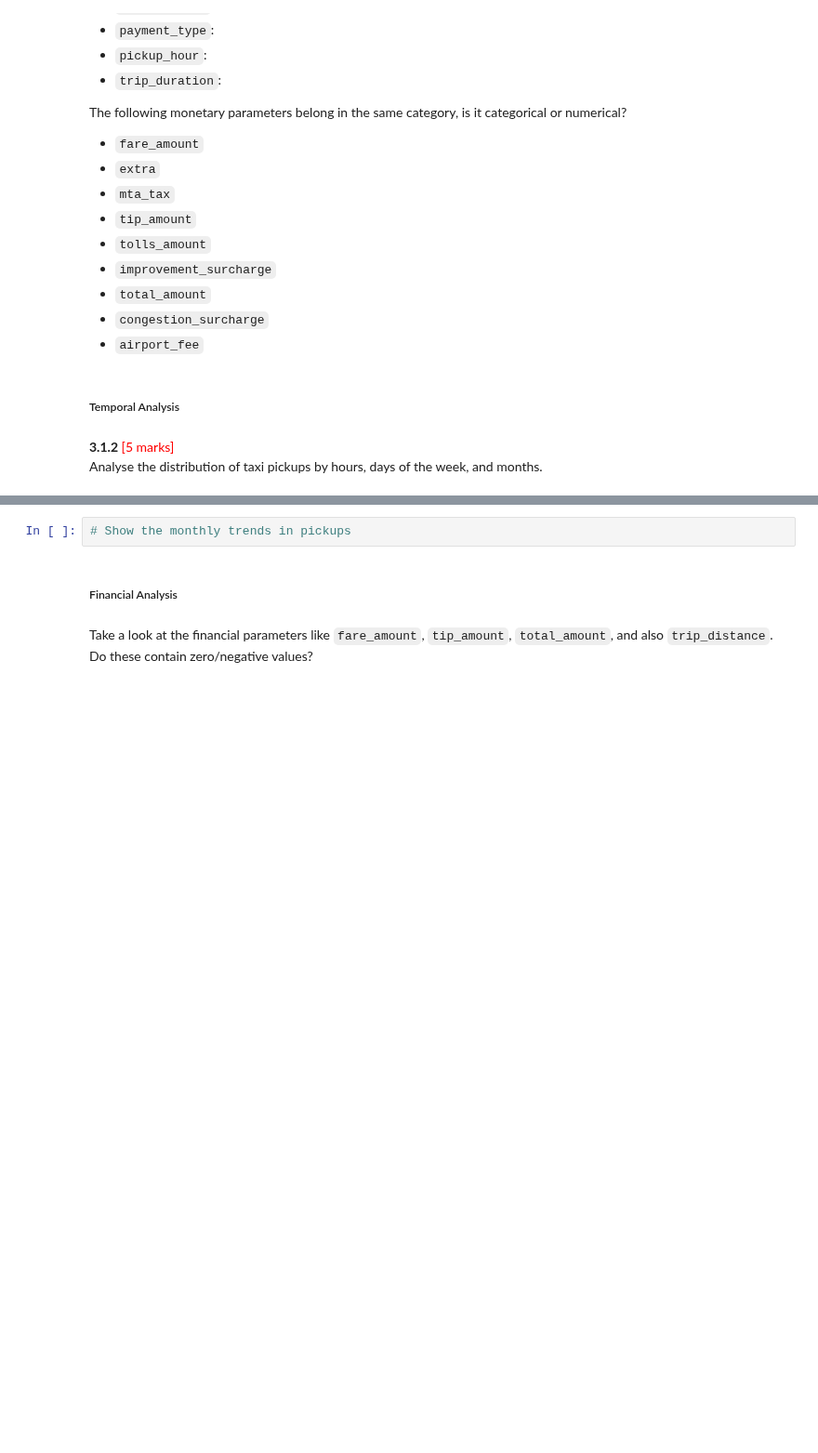
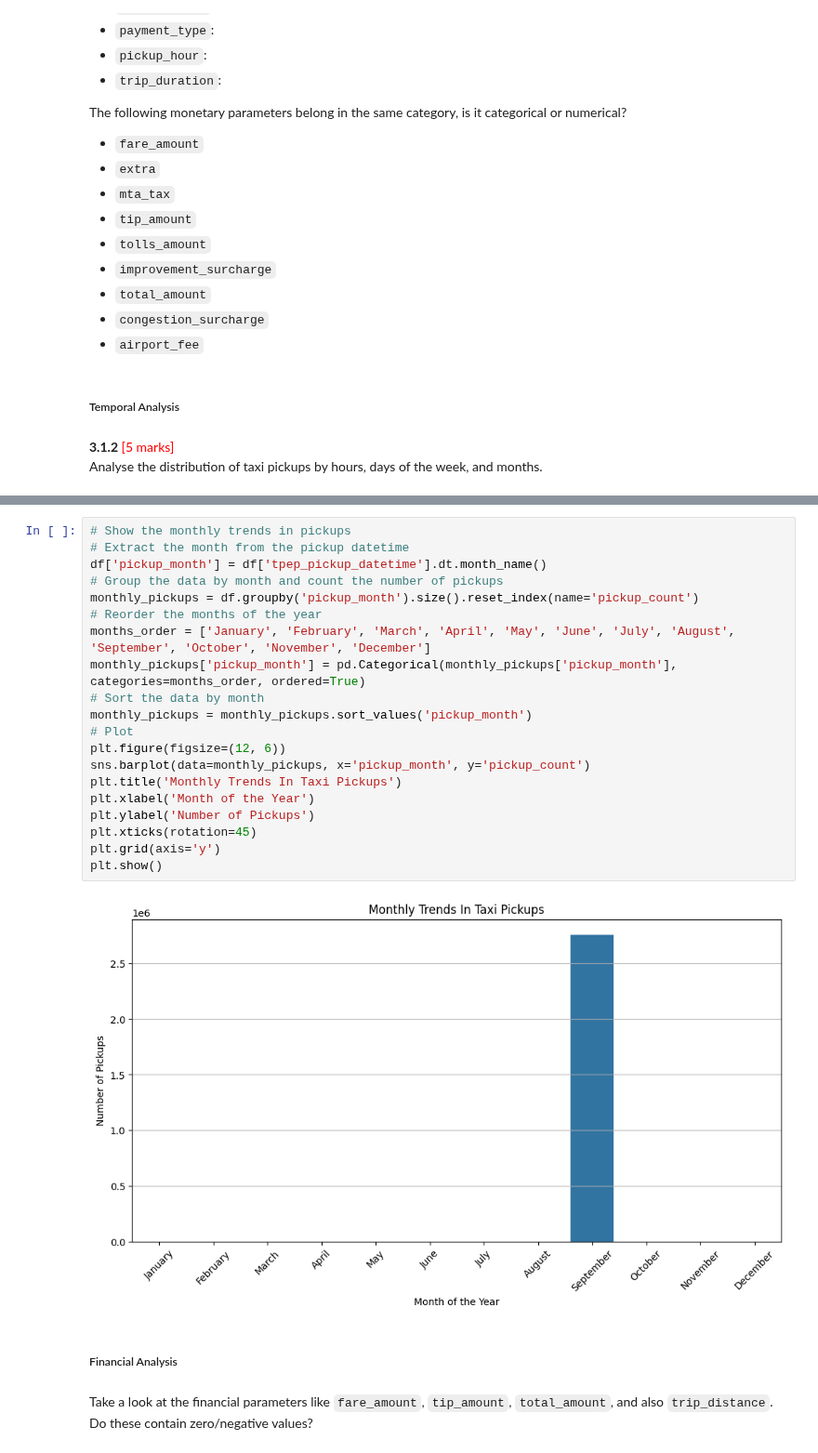
Before and after one commit to TalJa1/dc_practice, a Jupyter notebook: EDA_assignment/EDA_Assg_NYC_Taxi_Starter.ipynb, the cells around one changed output, grey strips where cells are left out. Shown at 93% size. Saved outputs shown, nothing was run; the diff lists cells and outputs as text; blank space fills up the shorter version.

```diff
--- a/EDA_assignment/EDA_Assg_NYC_Taxi_Starter.ipynb
+++ b/EDA_assignment/EDA_Assg_NYC_Taxi_Starter.ipynb
@@ -619,5 +619,25 @@ plt.show()
-# %%
-# Show the monthly trends in pickups
+# %%
+# Show the monthly trends in pickups
+# Extract the month from the pickup datetime
+df['pickup_month'] = df['tpep_pickup_datetime'].dt.month_name()
+# Group the data by month and count the number of pickups
+monthly_pickups = df.groupby('pickup_month').size().reset_index(name='pickup_count')
+# Reorder the months of the year
+months_order = ['January', 'February', 'March', 'April', 'May', 'June', 'July', 'August', 'September', 'October', 'November', 'December']
+monthly_pickups['pickup_month'] = pd.Categorical(monthly_pickups['pickup_month'], categories=months_order, ordered=True)
+# Sort the data by month
+monthly_pickups = monthly_pickups.sort_values('pickup_month')
+# Plot
+plt.figure(figsize=(12, 6))
+sns.barplot(data=monthly_pickups, x='pickup_month', y='pickup_count')
+plt.title('Monthly Trends In Taxi Pickups')
+plt.xlabel('Month of the Year')
+plt.ylabel('Number of Pickups')
+plt.xticks(rotation=45)
+plt.grid(axis='y')
+plt.show()
+# %% [output]
+[figure, added]
 # %% [markdown]
 ##### Financial Analysis
 # %% [markdown]
```
Also changed, not shown: parts of 13 cells of this notebook, 1 other file.
